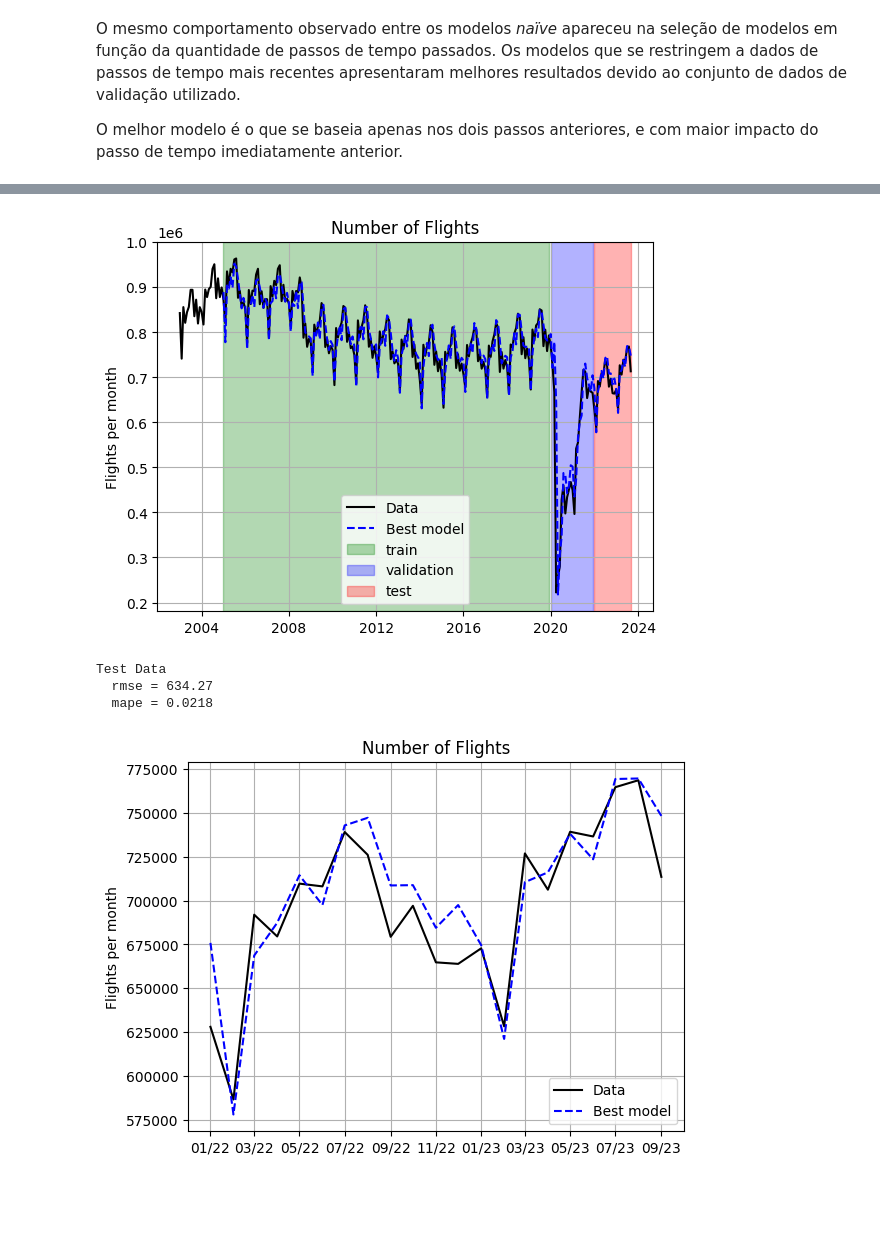
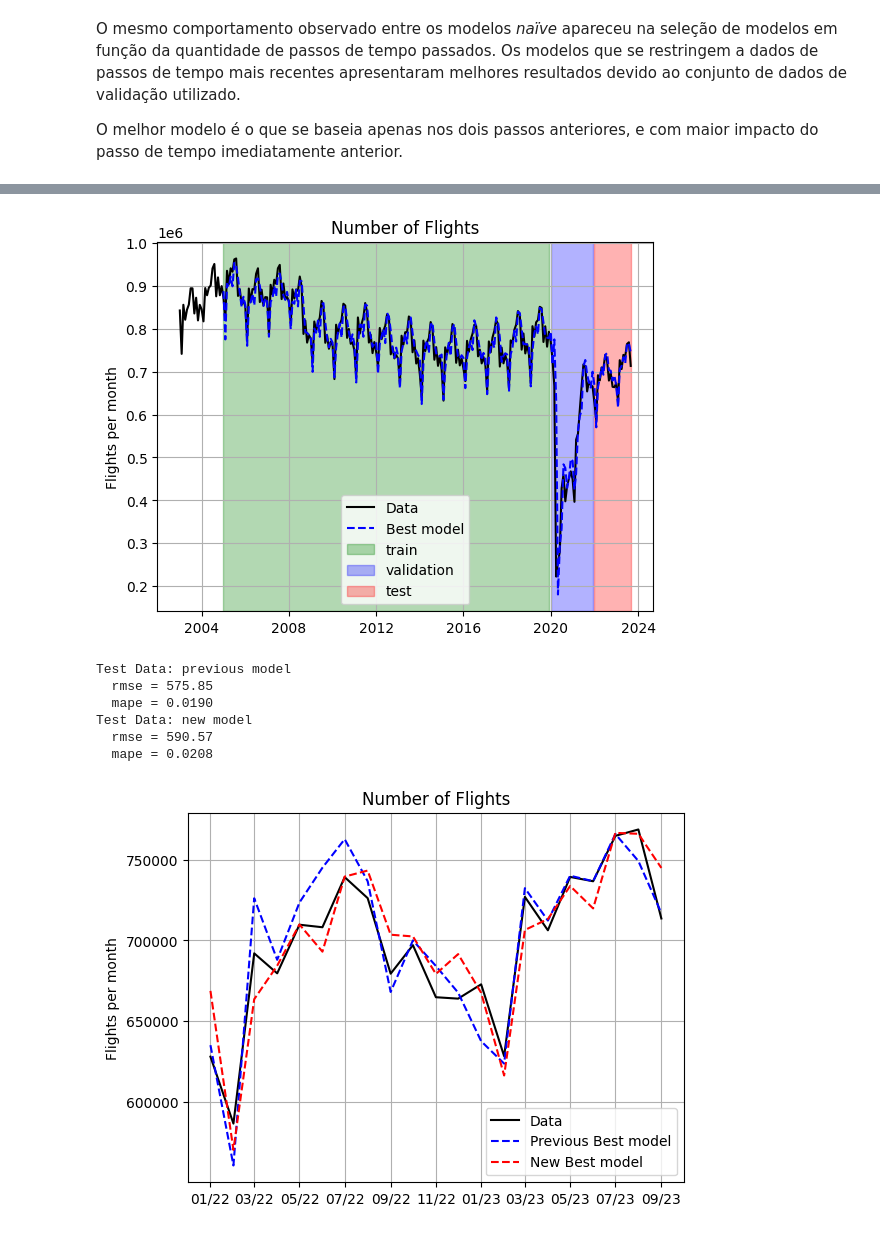
Before and after one commit to TiagoCAAmorim/machine_learning, a Jupyter notebook: Lista01/Lista01.ipynb, the cells around one changed output, grey strips where cells are left out. Drawn from its saved outputs; the diff is of its cells as text; code cells hidden in the pictures; blank space fills up the shorter version.

```diff
--- a/Lista01/Lista01.ipynb
+++ b/Lista01/Lista01.ipynb
@@ -585,11 +585,11 @@ y_val = df_validation['y']
 X_val = scaler.transform(df_validation[all_x_columns])
 model = LinearRegression()
 
-scores_linear = []
+scores_new = []
 variables = []
 for k in range(24):
     variables = variables + [f'x_{k+1}']
     model.fit(X_train[variables], y_train)
     y_predict = model.predict(X_val[variables])
-    scores_linear.append(root_mean_squared_error(y_val, y_predict))
+    scores_new.append(root_mean_squared_error(y_val, y_predict))
 # %%
@@ -609,15 +625,15 @@ O melhor modelo é o que se baseia apenas nos dois passos anteriores, e com maio
 # %%
-i_best = scores_linear.index(min(scores_linear))
-k_best = i_best + 1
+i_best_new = scores_new.index(min(scores_new))
+k_best_new = i_best_new + 1
 
-best_columns = [f'x_{k+1}' for k in range(k_best)]
-y = df_train_val['y']
-X = scaler.transform(df_train_val[all_x_columns])[best_columns]
-best_model = LinearRegression()
-best_model.fit(X, y)
+best_columns_new = [f'x_{k+1}' for k in range(k_best_new)]
+y = pd.concat([df_train['y'], df_validation['y']])
+X = scaler.transform(pd.concat([df_train[all_x_columns],df_validation[all_x_columns]]))[best_columns_new]
+best_model_new = LinearRegression()
+best_model_new.fit(X, y)
 
-plt.barh(best_columns, best_model.coef_, color='skyblue')
+plt.barh(best_columns_new, best_model_new.coef_, color='skyblue')
 plt.ylabel('Variable')
-plt.title(f'Coefficients for the Best Model: k = {k_best}')
+plt.title(f'Coefficients for the Best Model: k = {k_best_new}')
 plt.show()
 # %% [output]
@@ -625,7 +641,7 @@ plt.show()
 # %%
 y = df_original['Flt']
-X = scaler.transform(df[all_x_columns])[best_columns]
-y_predict = best_model.predict(X) * df['Days_in_month']
+X = scaler.transform(df[all_x_columns])[best_columns_new]
+y_predict = best_model_new.predict(X) * df['Days_in_month']
 
 plt.plot(y, color='black', label='Data')
 plt.plot(X.index , y_predict,
@@ -644,39 +660,53 @@ plt.grid(True)
 plt.legend(loc='best')
 plt.show()
 # %% [output]
-[figure, old version]
+[figure, new version]
 # %%
 y = df_test['y']
 X = scaler.transform(df_test[all_x_columns])[best_columns]
 y_predict = best_model.predict(X)
+X = scaler.transform(df_test[all_x_columns])[best_columns_new]
+y_predict_new = best_model_new.predict(X)
 rmse = root_mean_squared_error(y, y_predict)
 mape = mean_absolute_percentage_error(y, y_predict)
+rmse_new = root_mean_squared_error(y, y_predict_new)
+mape_new = mean_absolute_percentage_error(y, y_predict_new)
 
-print('Test Data')
+print('Test Data: previous model')
 print(f'  rmse = {rmse:0.2f}')
 print(f'  mape = {mape:0.4f}')
+print('Test Data: new model')
+print(f'  rmse = {rmse_new:0.2f}')
+print(f'  mape = {mape_new:0.4f}')
 # %% [output]
-Test Data
-  rmse = 634.27
-  mape = 0.0218
+Test Data: previous model
+  rmse = 575.85
+  mape = 0.0190
+Test Data: new model
+  rmse = 590.57
+  mape = 0.0208
 # %%
 df_ = df.loc['2022-01-01':'2023-09-01']
 
 y = df_['Flt']
 X = scaler.transform(df_[all_x_columns])[best_columns]
 y_predict = best_model.predict(X) * df_['Days_in_month']
+X = scaler.transform(df_[all_x_columns])[best_columns_new]
+y_predict_new = best_model_new.predict(X) * df_['Days_in_month']
 
 plt.plot(y, color='black', label='Data')
 plt.plot(X.index , y_predict,
-         color='blue', linestyle='--', label='Best model')
+         color='blue', linestyle='--', label='Previous Best model')
+plt.plot(X.index , y_predict_new,
+         color='red', linestyle='--', label='New Best model')
 
 date_format = DateFormatter("%m/%y")
 plt.gca().xaxis.set_major_formatter(date_format)
 
 plt.ylabel('Flights per month')
 plt.title('Number of Flights')
 plt.grid(True)
 plt.legend(loc='lower right')
 plt.show()
 # %% [output]
-[figure, old version]
+[figure, new version]
```
Also changed, not shown: parts of 14 cells of this notebook.
